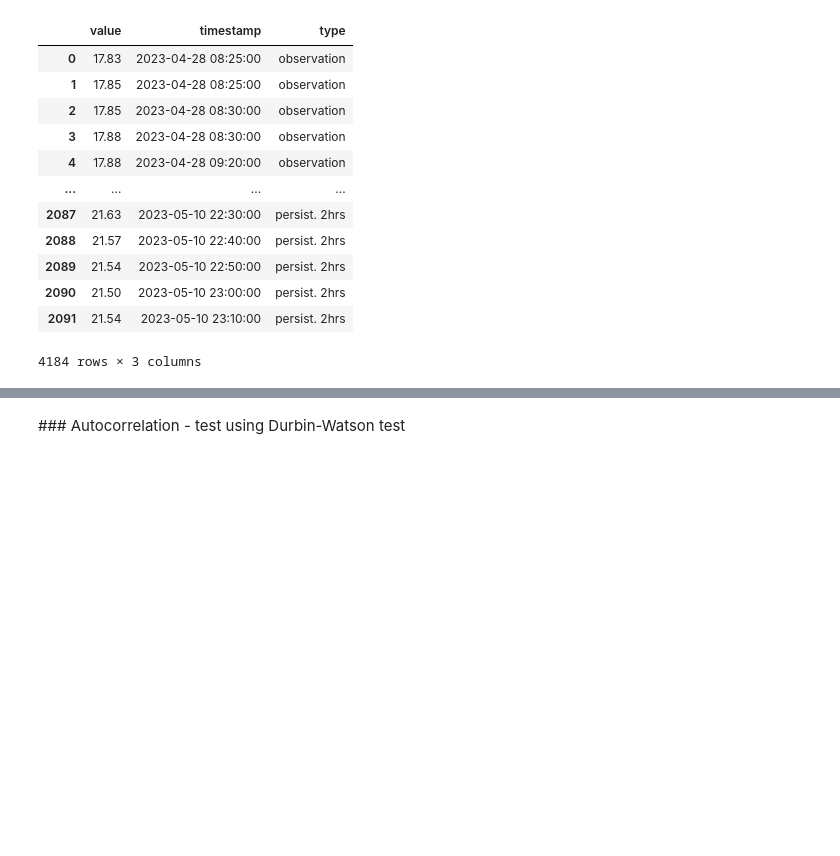
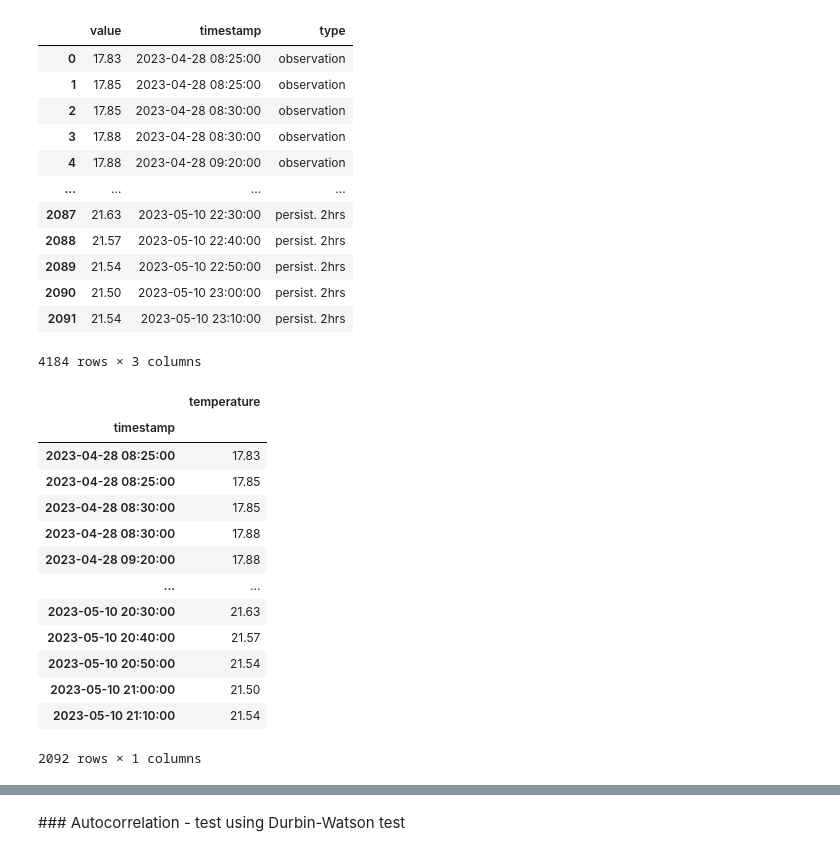
Before and after one commit to bndxn/raspberry-pi-notes, a Jupyter notebook: analysis/analysis.ipynb, the cells around one changed output, grey strips where cells are left out. Drawn from its saved outputs; the diff is of its cells as text; code cells hidden in the pictures; blank space fills up the shorter version.

```diff
--- a/analysis/analysis.ipynb
+++ b/analysis/analysis.ipynb
@@ -181,3 +180,30 @@ persistence_forecast_1_hr_errors = persistence_forecast_1_hr_errors.melt(id_vars
 persistence_forecast_1_hr_errors
 
 px.scatter(persistence_forecast_1_hr_errors, x='timestamp', y='value', color='type', title='Errors from a 1-hr persistence forecast')
+# %%
+df_temp =  df[ df['timestamp'] > str(pd.Timestamp('2023-04-28')) ].drop(columns=['humidity','date'])
+df_temp.reset_index(inplace=True,drop=True)
+
+df_temp['timestamp'] = df_temp['timestamp'].apply(lambda x: pd.to_datetime(x))
+
+df_temp['timestamp'] = df_temp['timestamp'].dt.round('5min')
+
+df_temp['timestamp'] = df_temp['timestamp'].apply(lambda x: pd.to_datetime(x))
+
+df_temp.set_index('timestamp',inplace=True)
+df_temp
+# %% [output]
+|  | temperature |
+| timestamp |  |
+| 2023-04-28 08:25:00 | 17.83 |
+| 2023-04-28 08:25:00 | 17.85 |
+| 2023-04-28 08:30:00 | 17.85 |
+| 2023-04-28 08:30:00 | 17.88 |
+| 2023-04-28 09:20:00 | 17.88 |
+| ... | ... |
+| 2023-05-10 20:30:00 | 21.63 |
+| 2023-05-10 20:40:00 | 21.57 |
+| 2023-05-10 20:50:00 | 21.54 |
+| 2023-05-10 21:00:00 | 21.50 |
+| 2023-05-10 21:10:00 | 21.54 |
+2092 rows × 1 columns
```
Also changed, not shown: parts of 3 cells of this notebook.
